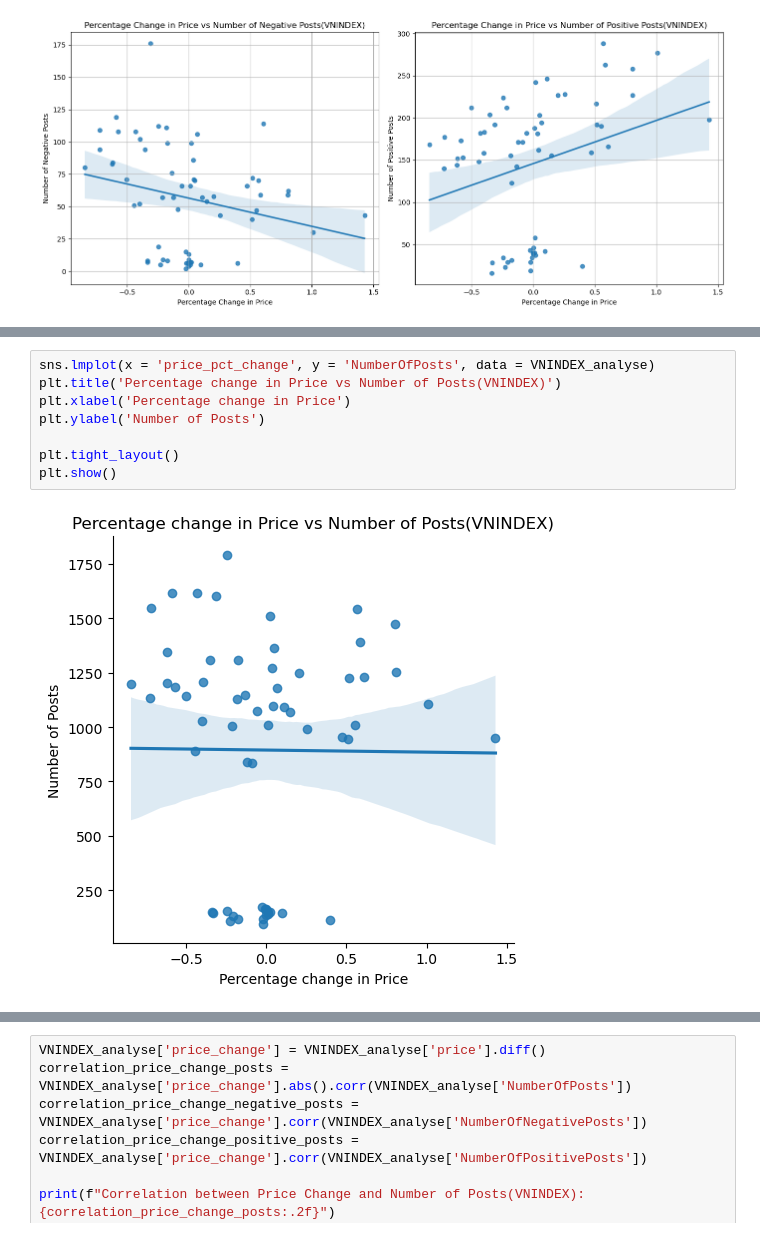
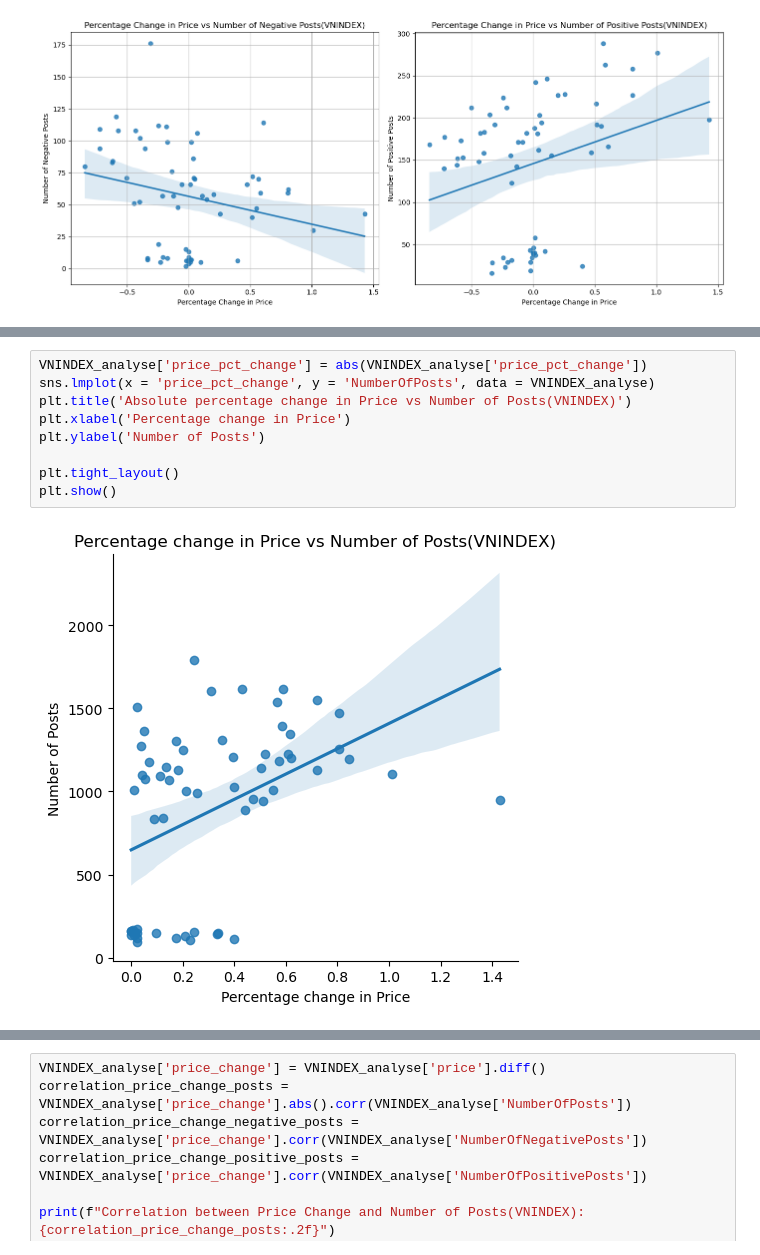
Before and after one commit to Legend0fHell/ait2006-data-processing-final, a Jupyter notebook: basic_analyze.ipynb, the cells around one changed output, grey strips where cells are left out. Drawn from its saved outputs; the diff is of its cells as text.

```diff
--- a/basic_analyze.ipynb
+++ b/basic_analyze.ipynb
@@ -439,10 +516,11 @@ plt.show()
 # %%
+VNINDEX_analyse['price_pct_change'] = abs(VNINDEX_analyse['price_pct_change'])
 sns.lmplot(x = 'price_pct_change', y = 'NumberOfPosts', data = VNINDEX_analyse)
-plt.title('Percentage change in Price vs Number of Posts(VNINDEX)')
+plt.title('Absolute percentage change in Price vs Number of Posts(VNINDEX)')
 plt.xlabel('Percentage change in Price')
 plt.ylabel('Number of Posts')
 
 plt.tight_layout()
 plt.show()
 # %% [output]
-[figure, old version]
+[figure, new version]
```
Also changed, not shown: parts of 88 cells of this notebook.
